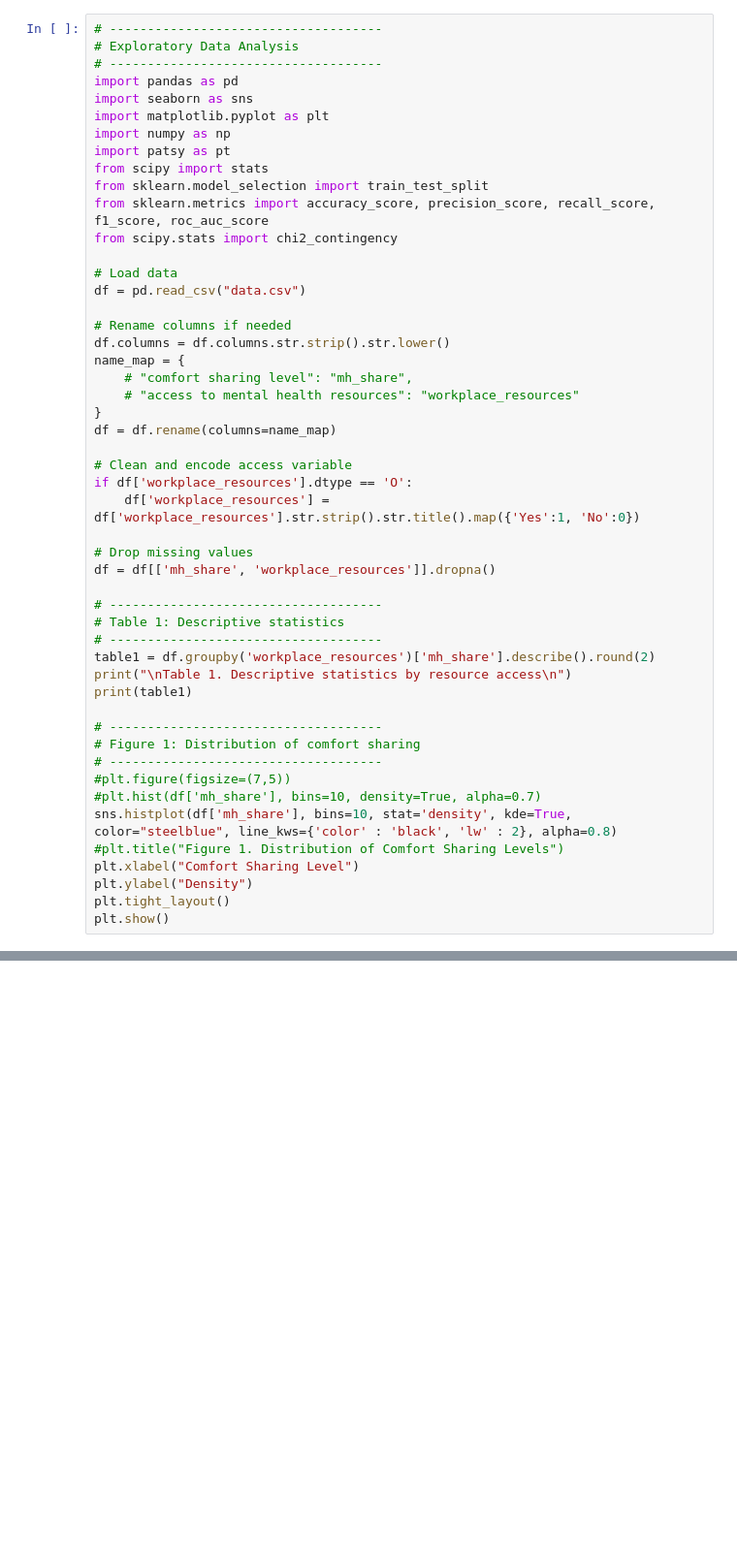
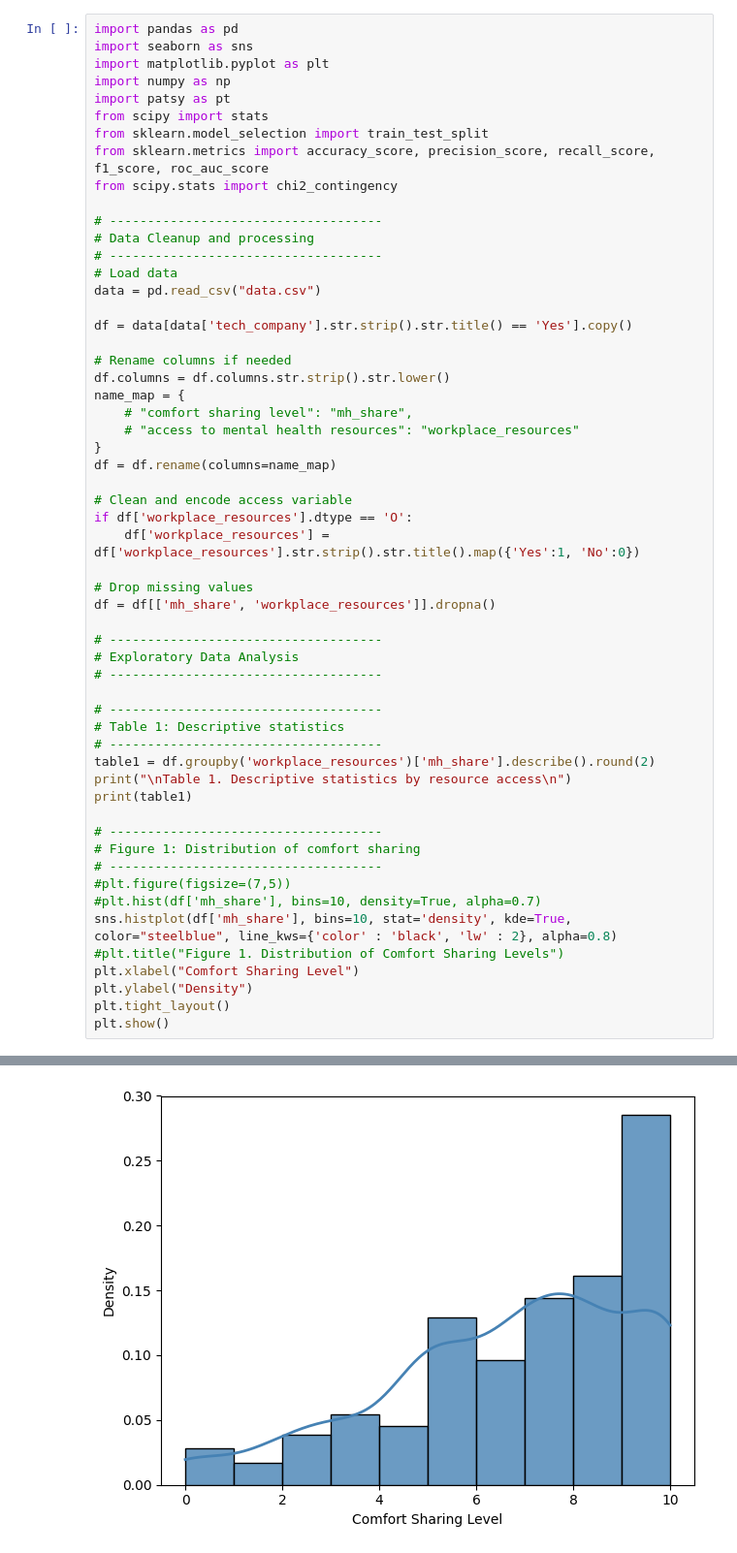
Before and after one commit to aladenisun/MSAAI_500_FinalProject, a Jupyter notebook: EDA.ipynb, the cells around one changed output, grey strips where cells are left out. Shown at 97% size. Drawn from its saved outputs; the diff is of its cells as text; blank space fills up the shorter version.

Commit message:
Update the data to filter for tech professionals

```diff
--- a/EDA.ipynb
+++ b/EDA.ipynb
@@ -1,7 +1,4 @@
 # %%
-# ------------------------------------
-# Exploratory Data Analysis
-# ------------------------------------
 import pandas as pd
 import seaborn as sns
 import matplotlib.pyplot as plt
@@ -12,8 +9,13 @@ from sklearn.model_selection import train_test_split
 from sklearn.metrics import accuracy_score, precision_score, recall_score, f1_score, roc_auc_score
 from scipy.stats import chi2_contingency
 
+# ------------------------------------
+# Data Cleanup and processing
+# ------------------------------------
 # Load data
-df = pd.read_csv("data.csv")
+data = pd.read_csv("data.csv")
+
+df = data[data['tech_company'].str.strip().str.title() == 'Yes'].copy()
 
 # Rename columns if needed
 df.columns = df.columns.str.strip().str.lower()
@@ -29,6 +31,10 @@ if df['workplace_resources'].dtype == 'O':
 
 # Drop missing values
 df = df[['mh_share', 'workplace_resources']].dropna()
+
+# ------------------------------------
+# Exploratory Data Analysis
+# ------------------------------------
 
 # ------------------------------------
 # Table 1: Descriptive statistics
@@ -48,3 +54,4 @@ plt.xlabel("Comfort Sharing Level")
 plt.ylabel("Density")
 plt.tight_layout()
 plt.show()
+# %% [output]
@@ -51,3 +64,4 @@ plt.show()
+[figure, added]
 # %%
 # ------------------------------------
 # Figure 2: Resource access counts
```
Also changed, not shown: parts of 5 cells of this notebook.
